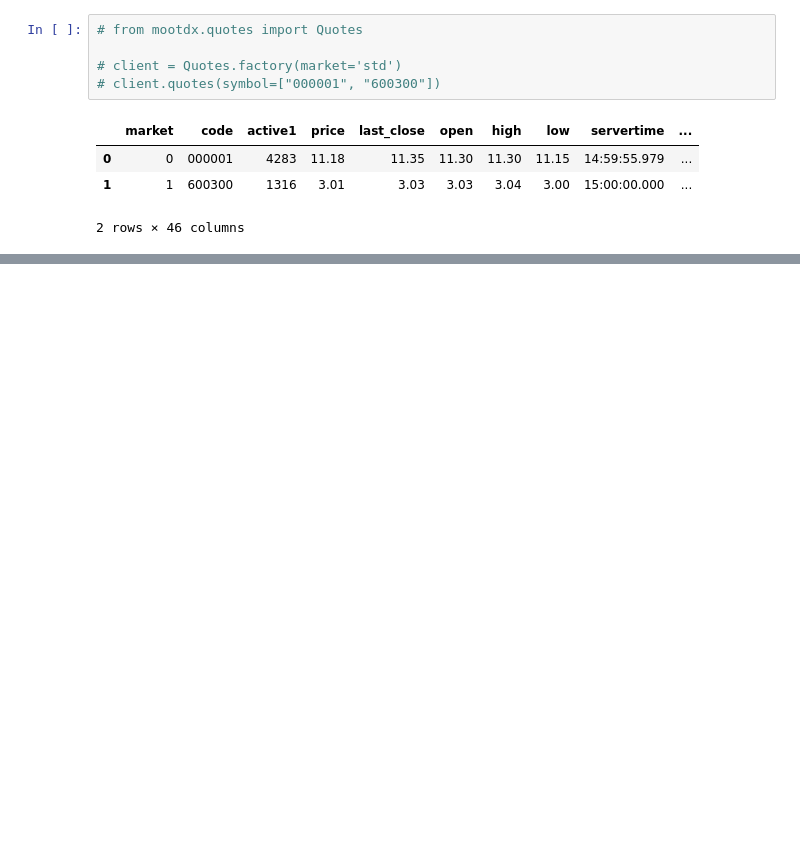
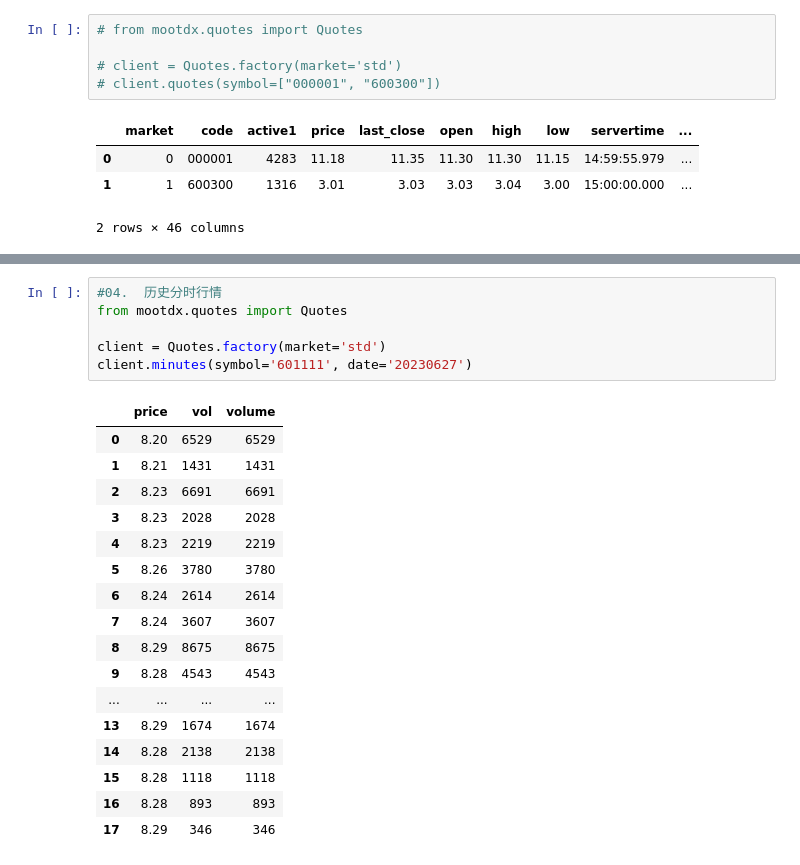
Before and after one commit to duchengli/MOOTDX, a Jupyter notebook: learn.ipynb, the cells around one changed output, grey strips where cells are left out. Drawn from its saved outputs; the diff is of its cells as text; blank space fills up the shorter version.

```diff
--- a/learn.ipynb
+++ b/learn.ipynb
@@ -81,3 +82,27 @@ client.index(frequency=9, market=MARKET_SH, symbol='000001', start=2, offset=100
 | 2023-06-21 15:00:00 | 3230.11 | 3197.90 | 3236.36 | 3197.90 | 2943773.0 | 4.062346e+11 | 2023 | 6 | 21 | 15 | 0 | ... |
 | 2023-06-26 15:00:00 | 3177.23 | 3150.62 | 3181.08 | 3144.25 | 3081298.0 | 3.988597e+11 | 2023 | 6 | 26 | 15 | 0 | ... |
 100 rows × 15 columns
+# %%
+#04.  历史分时行情
+from mootdx.quotes import Quotes
+
+client = Quotes.factory(market='std')
+client.minutes(symbol='601111', date='20230627')
+# %% [output]
+|  | price | vol | volume |
+| 0 | 8.20 | 6529 | 6529 |
+| 1 | 8.21 | 1431 | 1431 |
+| 2 | 8.23 | 6691 | 6691 |
+| 3 | 8.23 | 2028 | 2028 |
+| 4 | 8.23 | 2219 | 2219 |
+| 5 | 8.26 | 3780 | 3780 |
+| 6 | 8.24 | 2614 | 2614 |
+| 7 | 8.24 | 3607 | 3607 |
+| 8 | 8.29 | 8675 | 8675 |
+| 9 | 8.28 | 4543 | 4543 |
+| ... | ... | ... | ... |
+| 13 | 8.29 | 1674 | 1674 |
+| 14 | 8.28 | 2138 | 2138 |
+| 15 | 8.28 | 1118 | 1118 |
+| 16 | 8.28 | 893 | 893 |
+| 17 | 8.29 | 346 | 346 |
```
Also changed, not shown: parts of 4 cells of this notebook.
